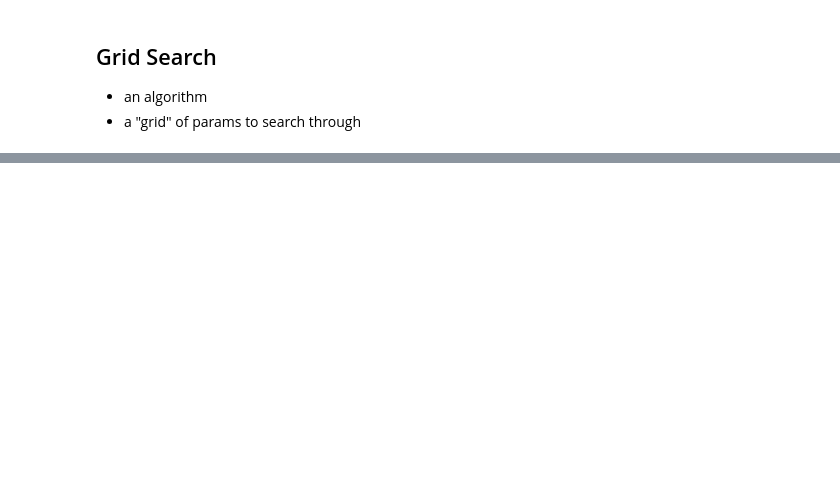
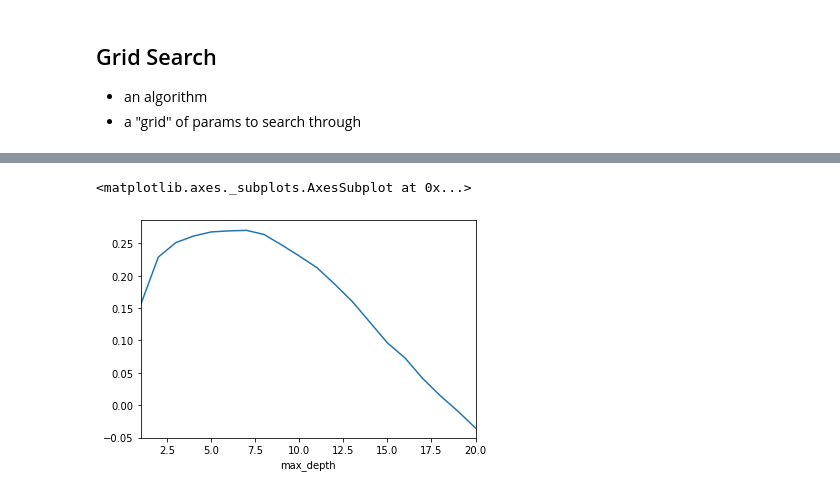
Before and after one commit to CodeupClassroom/bayes-methodologies-exercises, a Jupyter notebook: advanced_topics/cross-validation-lesson.ipynb, the cells around one changed output, grey strips where cells are left out. Drawn from its saved outputs; the diff is of its cells as text; code cells hidden in the pictures; blank space fills up the shorter version.

```diff
--- a/advanced_topics/cross-validation-lesson.ipynb
+++ b/advanced_topics/cross-validation-lesson.ipynb
@@ -40,10 +64,10 @@ cross_val_score(lr, X, y, cv=4, scoring=make_scorer(mean_squared_error))
 # %%
 tree = DecisionTreeRegressor()
 params = {
-    'max_depth': range(1, 6),
+    'max_depth': range(1, 21),
     'splitter': ['best', 'random']
 }
 # %%
-grid = GridSearchCV(tree, params, cv=4)
-# grid = GridSearchCV(tree, params, cv=4, scoring=make_scorer(mean_squared_error))
+# grid = GridSearchCV(tree, params, cv=4)
+grid = GridSearchCV(tree, params, cv=4, scoring=make_scorer(mean_squared_error))
 grid.fit(X, y)
@@ -52,5 +99,7 @@ results = grid.cv_results_
 # %%
+results = grid.cv_results_
 for params, score in zip(results['params'], results['mean_test_score']):
     params['score'] = score
 
-pd.DataFrame(results['params'])
+df = pd.DataFrame(results['params'])
+df
@@ -56,0 +144,6 @@ pd.DataFrame(results['params'])
+# %%
+%matplotlib inline
+df[df.splitter == 'best'].set_index('max_depth').score.plot()
+# %% [output]
+<matplotlib.axes._subplots.AxesSubplot at 0x...>
+[figure, added]
```
Also changed, not shown: parts of 12 cells of this notebook.
